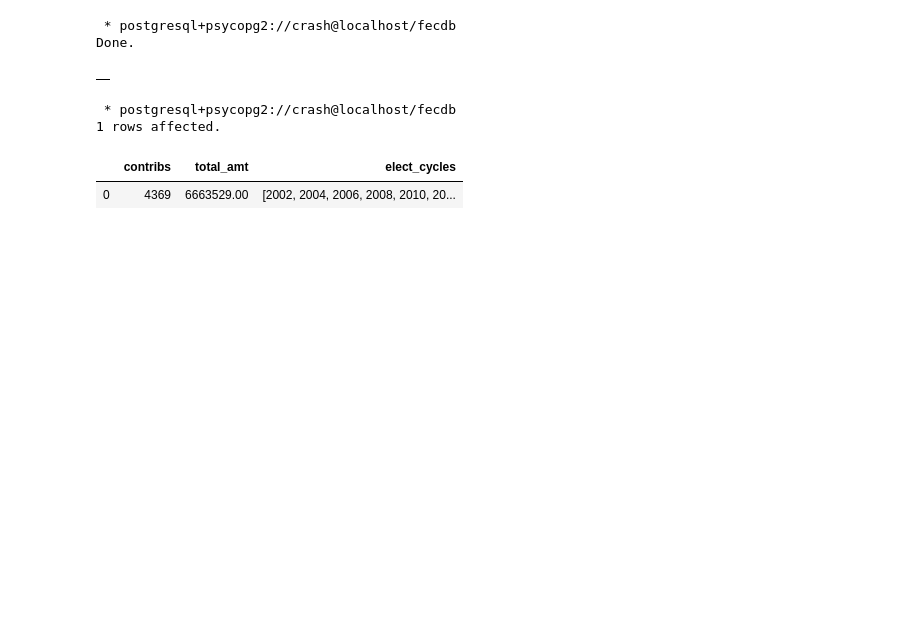
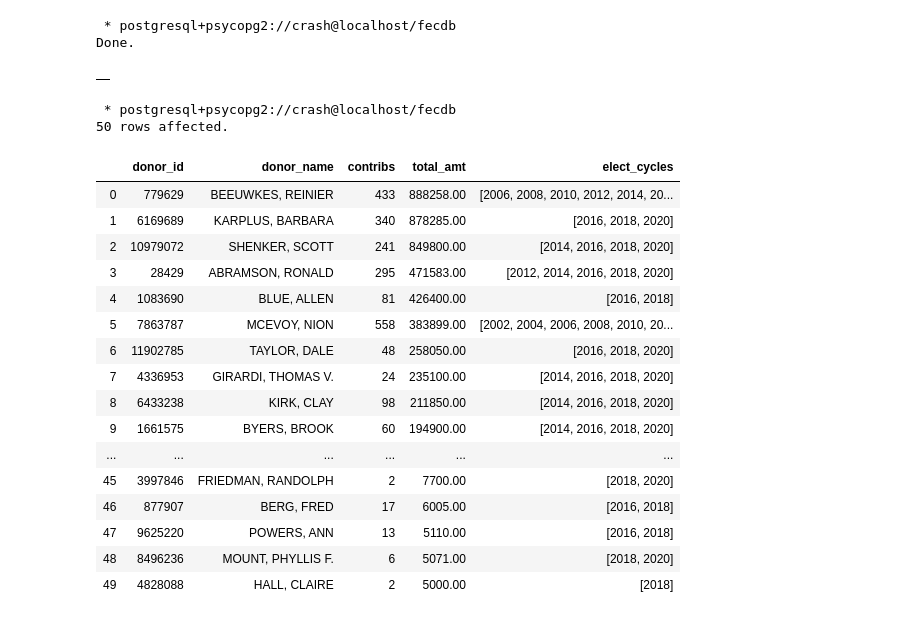
Before and after one commit to crashka/fecdb, a Jupyter notebook: notebooks/define_context/dc6_ctx_dseg_top_314_donors.ipynb, the cells around one changed output. Cells and saved outputs as stored; diff of their text form; code cells hidden in the pictures; blank space fills up the shorter version.

```diff
--- a/notebooks/define_context/dc7_ctx_dseg_top_314_donors.ipynb
+++ b/notebooks/define_context/dc6_ctx_dseg_top_314_donors.ipynb
@@ -380,12 +414,32 @@ Done.
 |  |
 # %%
 %%sql
-select count(*)             as contribs,
+select d.id                 as donor_id,
+       d.name               as donor_name,
+       count(*)             as contribs,
        sum(transaction_amt) as total_amt,
        array_agg(distinct elect_cycle) as elect_cycles
-  from ctx_contrib
+  from ctx_donor_contrib cx
+  join donor_indiv d on d.id = cx.donor_indiv_id
+ group by 1, 2
+ order by 4 desc, 3 desc
 # %% [output]
  * postgresql+psycopg2://crash@localhost/fecdb
-1 rows affected.
+50 rows affected.
-|  | contribs | total_amt | elect_cycles |
-| 0 | 4369 | 6663529.00 | [2002, 2004, 2006, 2008, 2010, 20... |
+|  | donor_id | donor_name | contribs | total_amt | elect_cycles |
+| 0 | 779629 | BEEUWKES, REINIER | 433 | 888258.00 | [2006, 2008, 2010, 2012, 2014, 20... |
+| 1 | 6169689 | KARPLUS, BARBARA | 340 | 878285.00 | [2016, 2018, 2020] |
+| 2 | 10979072 | SHENKER, SCOTT | 241 | 849800.00 | [2014, 2016, 2018, 2020] |
+| 3 | 28429 | ABRAMSON, RONALD | 295 | 471583.00 | [2012, 2014, 2016, 2018, 2020] |
+| 4 | 1083690 | BLUE, ALLEN | 81 | 426400.00 | [2016, 2018] |
+| 5 | 7863787 | MCEVOY, NION | 558 | 383899.00 | [2002, 2004, 2006, 2008, 2010, 20... |
+| 6 | 11902785 | TAYLOR, DALE | 48 | 258050.00 | [2016, 2018, 2020] |
+| 7 | 4336953 | GIRARDI, THOMAS V. | 24 | 235100.00 | [2014, 2016, 2018, 2020] |
+| 8 | 6433238 | KIRK, CLAY | 98 | 211850.00 | [2014, 2016, 2018, 2020] |
+| 9 | 1661575 | BYERS, BROOK | 60 | 194900.00 | [2014, 2016, 2018, 2020] |
+| ... | ... | ... | ... | ... | ... |
+| 45 | 3997846 | FRIEDMAN, RANDOLPH | 2 | 7700.00 | [2018, 2020] |
+| 46 | 877907 | BERG, FRED | 17 | 6005.00 | [2016, 2018] |
+| 47 | 9625220 | POWERS, ANN | 13 | 5110.00 | [2016, 2018] |
+| 48 | 8496236 | MOUNT, PHYLLIS F. | 6 | 5071.00 | [2018, 2020] |
+| 49 | 4828088 | HALL, CLAIRE | 2 | 5000.00 | [2018] |
```
Also changed, not shown: parts of 22 cells of this notebook, 13 other files.
